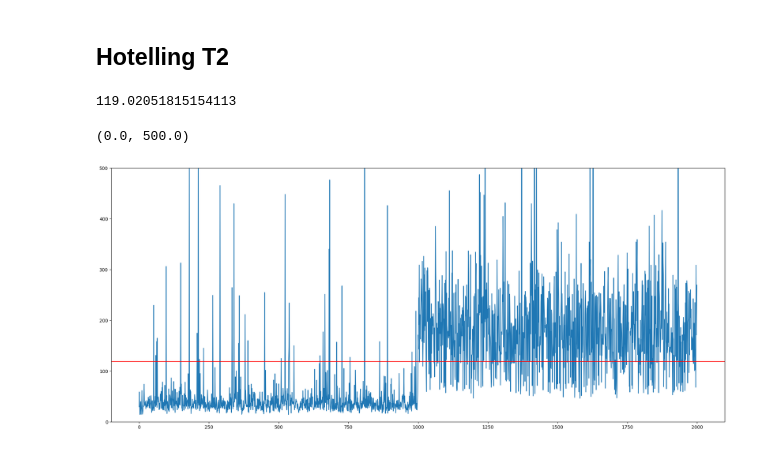
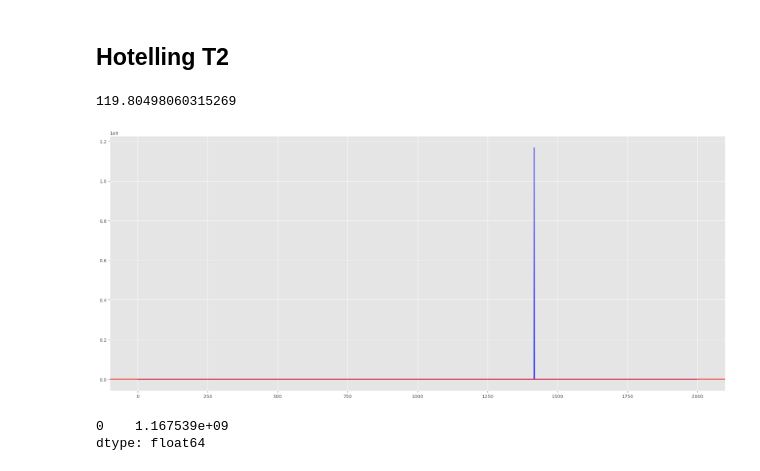
Before and after one commit to Jjineeq/Anomaly-Detection, a Jupyter notebook: hotelling.ipynb, the cells around one changed output. Cells and saved outputs as stored; diff of their text form; code cells hidden in the pictures.

```diff
--- a/hotelling.ipynb
+++ b/hotelling.ipynb
@@ -7,8 +7,8 @@ from hotellings_tsquare import hotellings_tsquare,bootstrap_limit # hotellings_t
 plt.style.use(['ggplot'])
 # %%
-path = "C:/Users/User/github/Anomaly-Detection/data/"
-df1 = pd.read_csv(path + "ph1.csv", encoding = 'CP949') # 정상 학습 데이터
-df2 = pd.read_csv(path + "ph2.csv", encoding = 'CP949') # 정상 테스트
+path = "../Data/TFTLCD/"
+df1 = pd.read_csv(path + "ph1_bytime.csv", encoding = 'CP949') # 정상 학습 데이터
+df2 = pd.read_csv(path + "ph2_in.csv", encoding = 'CP949') # 정상 테스트
 df3 = pd.read_csv(path + "ph2_out.csv", encoding = 'CP949') # 비정상 테스트
 # %%
 df4 = pd.concat([df2, df3], axis = 0)
@@ -92,18 +94,23 @@ df1.corr()
 # %% [markdown]
 ## Hotelling T2
 # %%
-Tsqare_tr = hotellings_tsqare(tr,tr)
-Tsqare_all = hotellings_tsqare(tr,ts)
+Tsqare_tr = hotellings_tsquare(tr,tr)
+Tsqare_all = hotellings_tsquare(tr,ts)
 # %%
 bootstrap_limit(Tsqare_tr)
 # %% [output]
-119.02051815154113
+119.80498060315269
 # %%
-x = np.arange(0,len(Tsqare),1)
+x = np.arange(0,len(Tsqare_all),1)
 fig = plt.figure(figsize=(24,10))
-plt.plot(x,Tsqare_all)
-plt.axhline(y=bootstrap_limit(Tsqare), color = 'red')
-plt.ylim(0,500)
+plt.plot(x,Tsqare_all, color = 'b')
+plt.axhline(y=bootstrap_limit(Tsqare_tr), color = 'red')
+#plt.ylim(0,500)
+plt.show()
 # %% [output]
-(0.0, 500.0)
-[figure, old version]
+[figure, new version]
+# %%
+np.where(Tsqare_all > 5000)
+# %% [output]
+0    1.167539e+09
+dtype: float64
```
Also changed, not shown: parts of 6 cells of this notebook.
